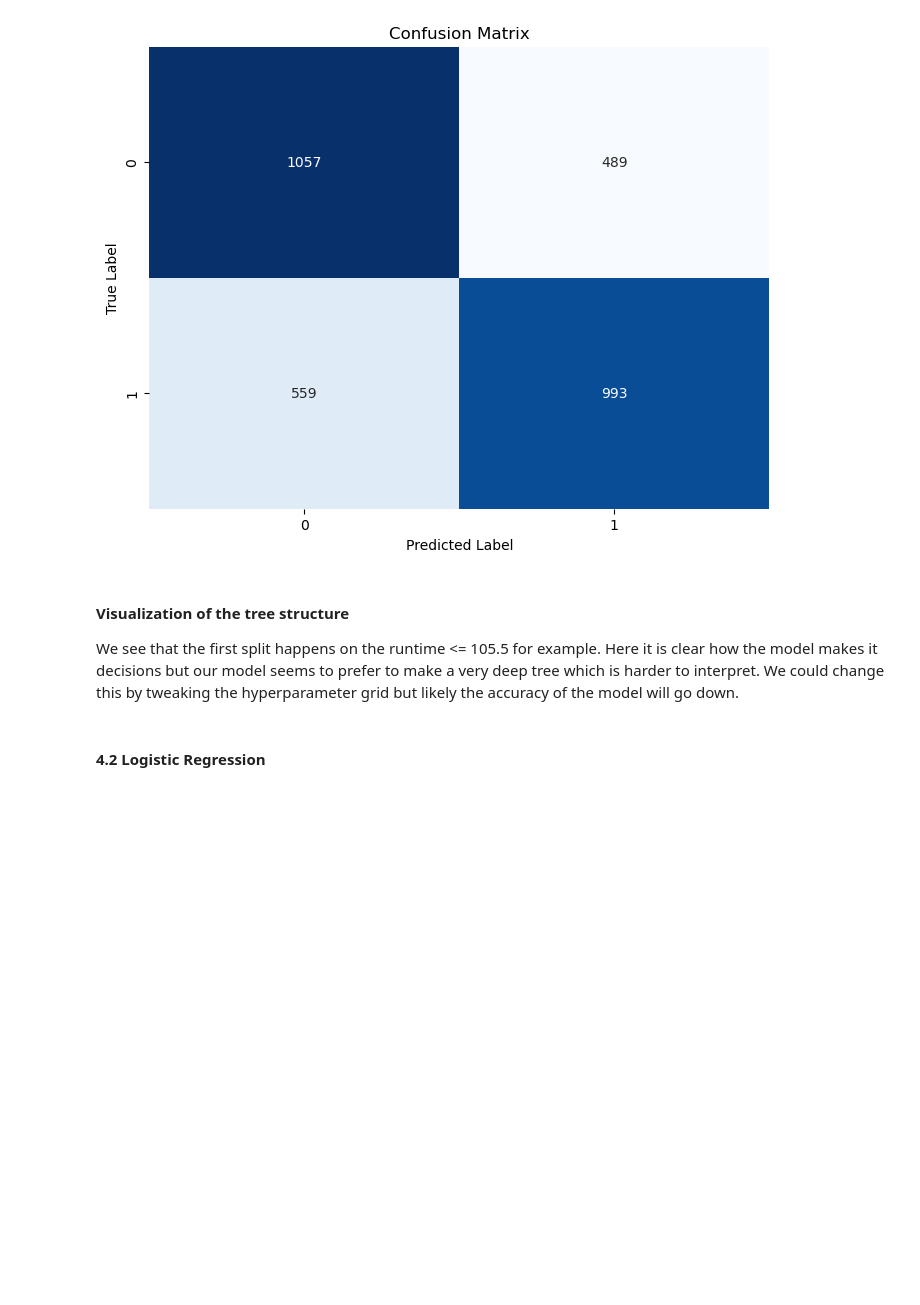
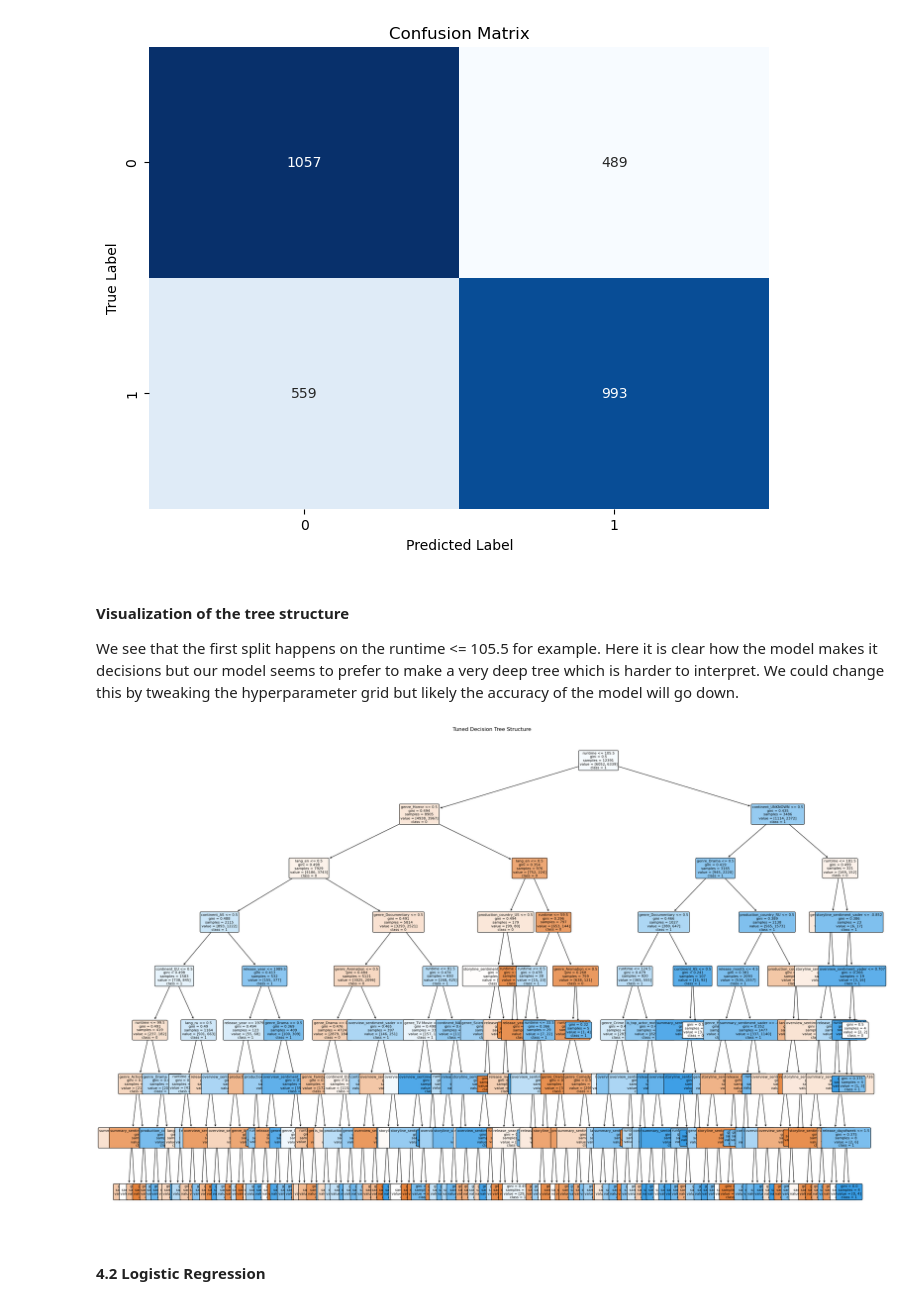
Before and after one commit to EliasMondelaers/datamanagementProject, a Jupyter notebook: Modeling.ipynb, the cells around one changed output. Drawn from its saved outputs; the diff is of its cells as text; code cells hidden in the pictures; blank space fills up the shorter version.

```diff
--- a/Modeling.ipynb
+++ b/Modeling.ipynb
@@ -148,7 +175,7 @@ grid_search = GridSearchCV(
 grid_search.fit(X_train, y_train)
 
 # Get the best model and its hyperparameters
-best_dt_model = grid_search.best_estimator_
+best_dt_model_no_budget = grid_search.best_estimator_
 # %% [output]
 Fitting 5 folds for each of 90 candidates, totalling 450 fits
 # %%
@@ -162,16 +189,18 @@ We see that the first split happens on the runtime <= 105.5 for example. Here it
 # %%
 plt.figure(figsize=(30, 20))
 plot_tree(
-    decision_tree=best_dt_model,
+    decision_tree=best_dt_model_no_budget,
     filled=True,
     rounded=True,
-    class_names=best_dt_model.classes_.astype(str),
+    class_names=best_dt_model_no_budget.classes_.astype(str),
     feature_names=X_train.columns.tolist(),
     fontsize=8
 )
 
 plt.title("Tuned Decision Tree Structure")
 plt.show()
+# %% [output]
+[figure, added]
 # %% [markdown]
 #### 4.2 Logistic Regression
 # %%
```
Also changed, not shown: parts of 32 cells of this notebook.
